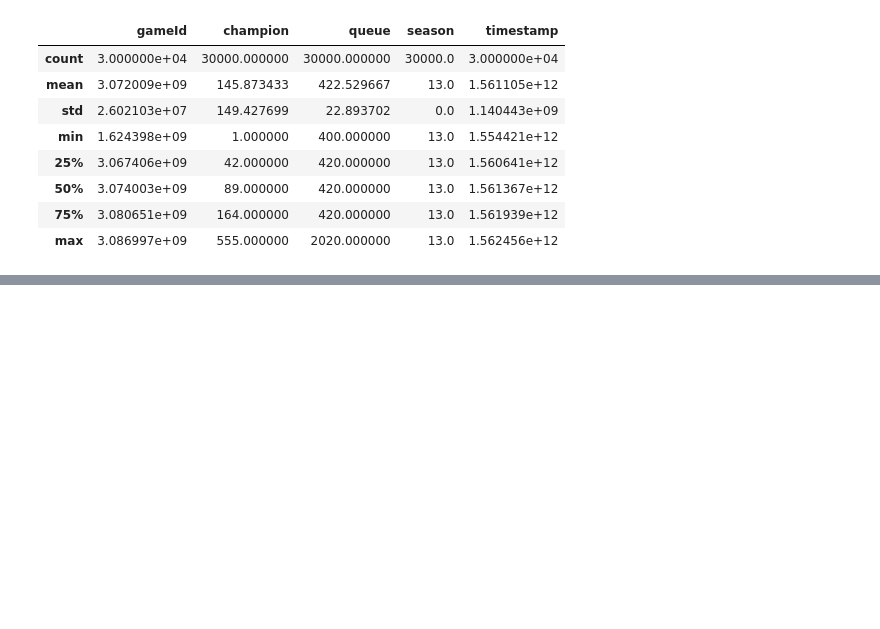
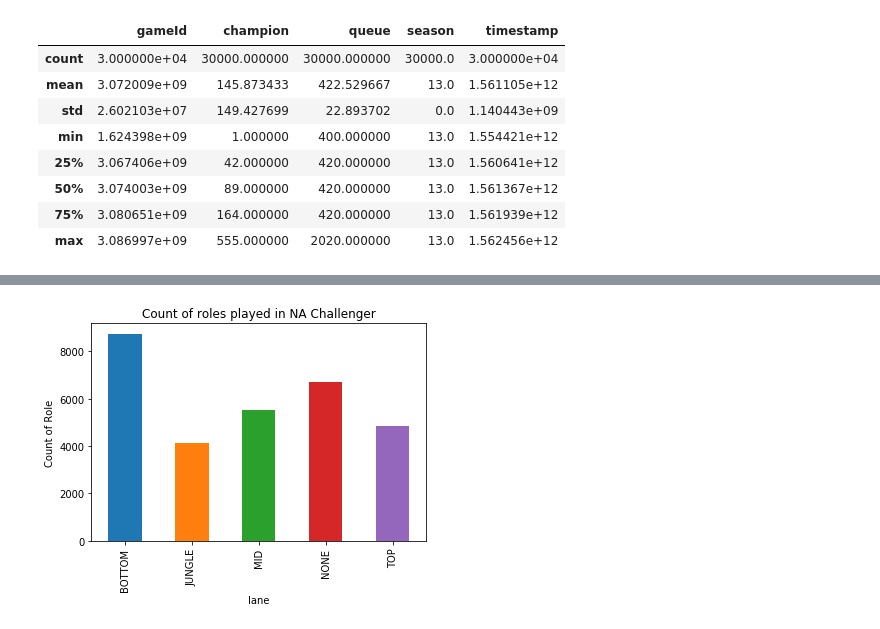
Before and after one commit to hiowatah/Analysis-of-Qiyana-LoL, a Jupyter notebook: API Call/API Call.ipynb, the cells around one changed output, grey strips where cells are left out. Cells and saved outputs as stored; diff of their text form; code cells hidden in the pictures; blank space fills up the shorter version.

Commit message:
updated match histories

```diff
--- a/API Call/API Call.ipynb
+++ b/API Call/API Call.ipynb
@@ -171,0 +174,4 @@ df2.to_csv('Match Histories of Challenger Players.csv')
+# %%
+match_history = pd.read_csv('Match Histories of Challenger Players.csv')
+match_history.drop('Unnamed: 0', axis = 1, inplace=True)
+match_history.head()
@@ -171,0 +185,6 @@ df2.to_csv('Match Histories of Challenger Players.csv')
+# %%
+match_history.groupby('lane').count()['champion'].plot(kind='bar')
+plt.ylabel('Count of Role')
+plt.title('Count of roles played in NA Challenger');
+# %% [output]
+[figure, added]
```
Also changed, not shown: parts of 4 cells of this notebook.
